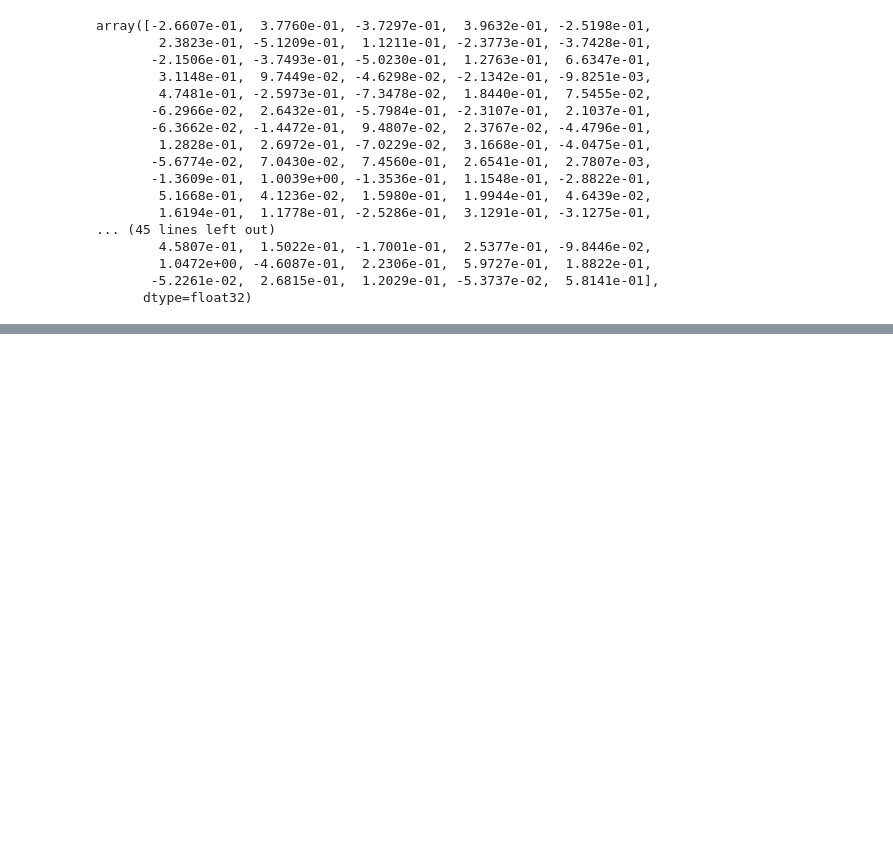
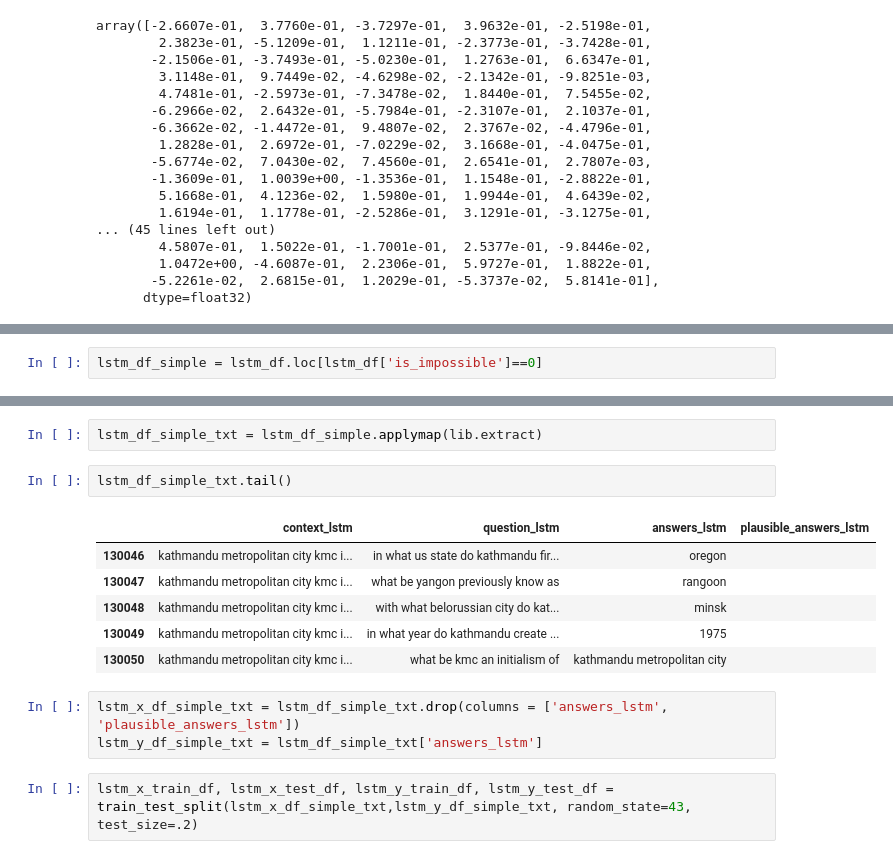
Before and after one commit to Ioana-P/NLGforedtech, a Jupyter notebook: wordembeddings.ipynb, the cells around one changed output, grey strips where cells are left out. Drawn from its saved outputs; the diff is of its cells as text; blank space fills up the shorter version.

```diff
--- a/wordembeddings.ipynb
+++ b/wordembeddings.ipynb
@@ -122,0 +194,2 @@ x_train_df.question_lemma_pos[22453]
+# %%
+lstm_df_simple = lstm_df.loc[lstm_df['is_impossible']==0]
@@ -122,0 +203,16 @@ x_train_df.question_lemma_pos[22453]
+# %%
+lstm_df_simple_txt = lstm_df_simple.applymap(lib.extract)
+# %%
+lstm_df_simple_txt.tail()
+# %% [output]
+|  | context_lstm | question_lstm | answers_lstm | plausible_answers_lstm |
+| 130046 | kathmandu metropolitan city kmc i... | in what us state do kathmandu fir... | oregon |  |
+| 130047 | kathmandu metropolitan city kmc i... | what be yangon previously know as | rangoon |  |
+| 130048 | kathmandu metropolitan city kmc i... | with what belorussian city do kat... | minsk |  |
+| 130049 | kathmandu metropolitan city kmc i... | in what year do kathmandu create ... | 1975 |  |
+| 130050 | kathmandu metropolitan city kmc i... | what be kmc an initialism of | kathmandu metropolitan city |  |
+# %%
+lstm_x_df_simple_txt = lstm_df_simple_txt.drop(columns = ['answers_lstm', 'plausible_answers_lstm'])
+lstm_y_df_simple_txt = lstm_df_simple_txt['answers_lstm']
+# %%
+lstm_x_train_df, lstm_x_test_df, lstm_y_train_df, lstm_y_test_df = train_test_split(lstm_x_df_simple_txt,lstm_y_df_simple_txt, random_state=43, test_size=.2)
```
Also changed, not shown: parts of 54 cells of this notebook, 3 other files.
